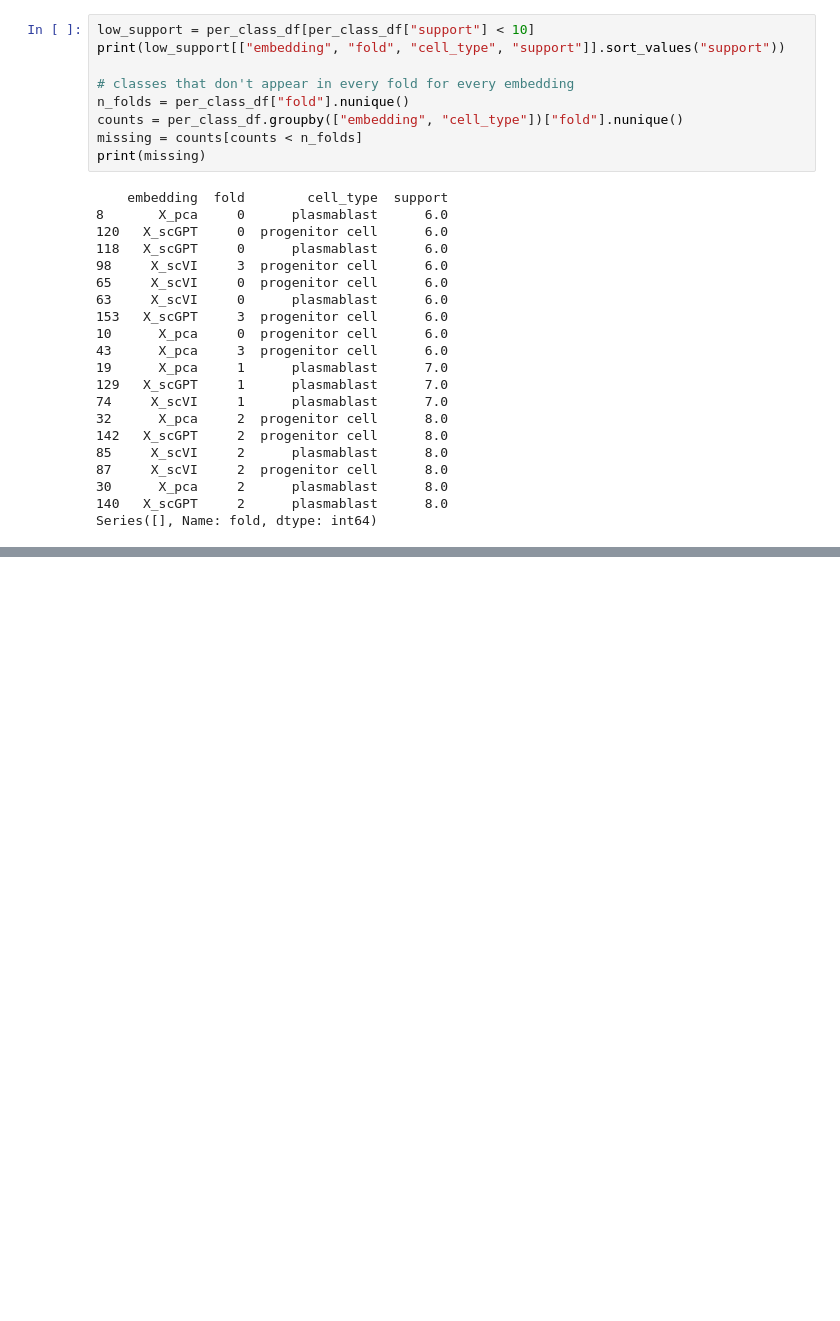
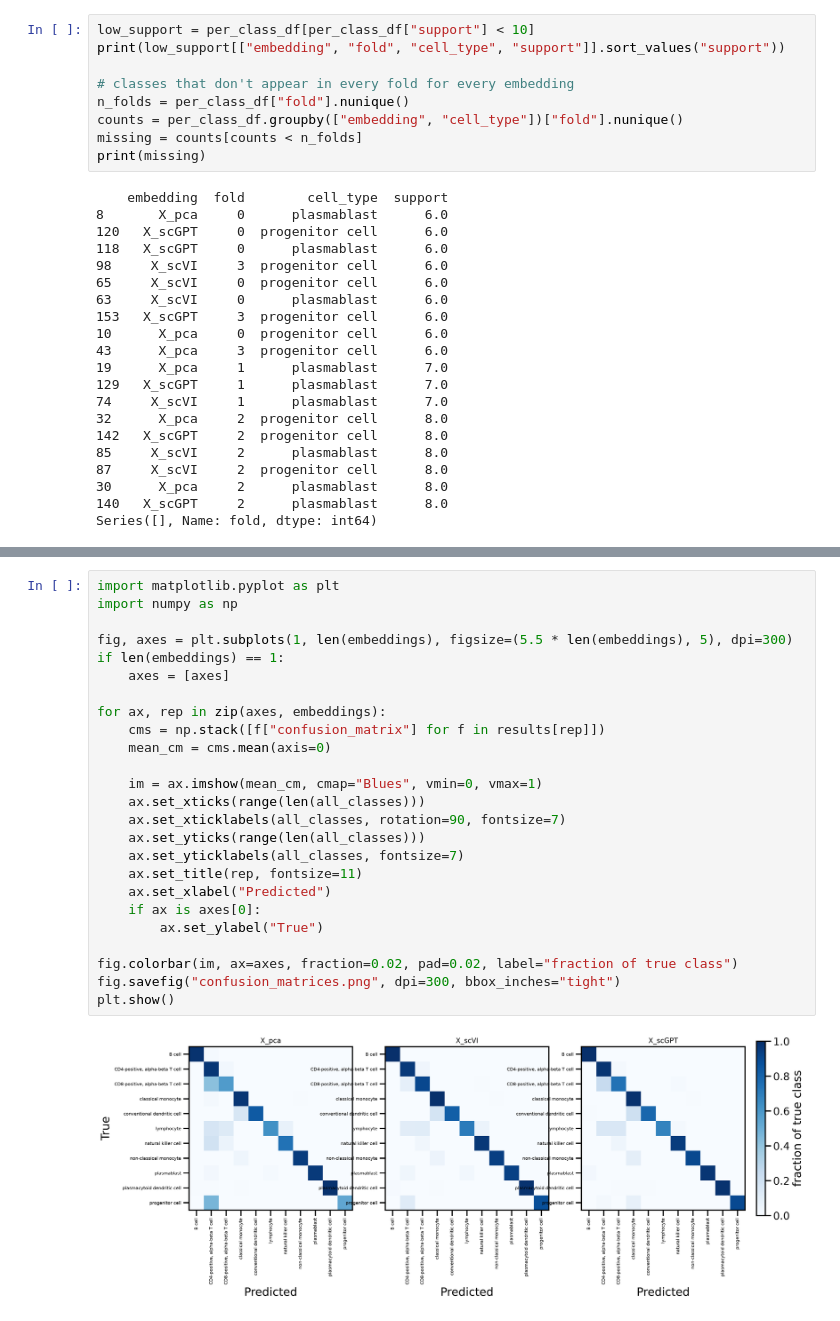
Before and after one commit to Melirie/ramming_lab_code, a Jupyter notebook: 03_inspect_embedded_scgpt.ipynb, the cells around one changed output, grey strips where cells are left out. Saved outputs shown, nothing was run; the diff lists cells and outputs as text; blank space fills up the shorter version.

```diff
--- a/03_inspect_embedded_scgpt.ipynb
+++ b/03_inspect_embedded_scgpt.ipynb
@@ -512,0 +659,27 @@ Series([], Name: fold, dtype: int64)
+# %%
+import matplotlib.pyplot as plt
+import numpy as np
+
+fig, axes = plt.subplots(1, len(embeddings), figsize=(5.5 * len(embeddings), 5), dpi=300)
+if len(embeddings) == 1:
+    axes = [axes]
+
+for ax, rep in zip(axes, embeddings):
+    cms = np.stack([f["confusion_matrix"] for f in results[rep]])
+    mean_cm = cms.mean(axis=0)
+
+    im = ax.imshow(mean_cm, cmap="Blues", vmin=0, vmax=1)
+    ax.set_xticks(range(len(all_classes)))
+    ax.set_xticklabels(all_classes, rotation=90, fontsize=7)
+    ax.set_yticks(range(len(all_classes)))
+    ax.set_yticklabels(all_classes, fontsize=7)
+    ax.set_title(rep, fontsize=11)
+    ax.set_xlabel("Predicted")
+    if ax is axes[0]:
+        ax.set_ylabel("True")
+
+fig.colorbar(im, ax=axes, fraction=0.02, pad=0.02, label="fraction of true class")
+fig.savefig("confusion_matrices.png", dpi=300, bbox_inches="tight")
+plt.show()
+# %% [output]
+[figure, added]
```
Also changed, not shown: parts of 6 cells of this notebook, 2 other files.
